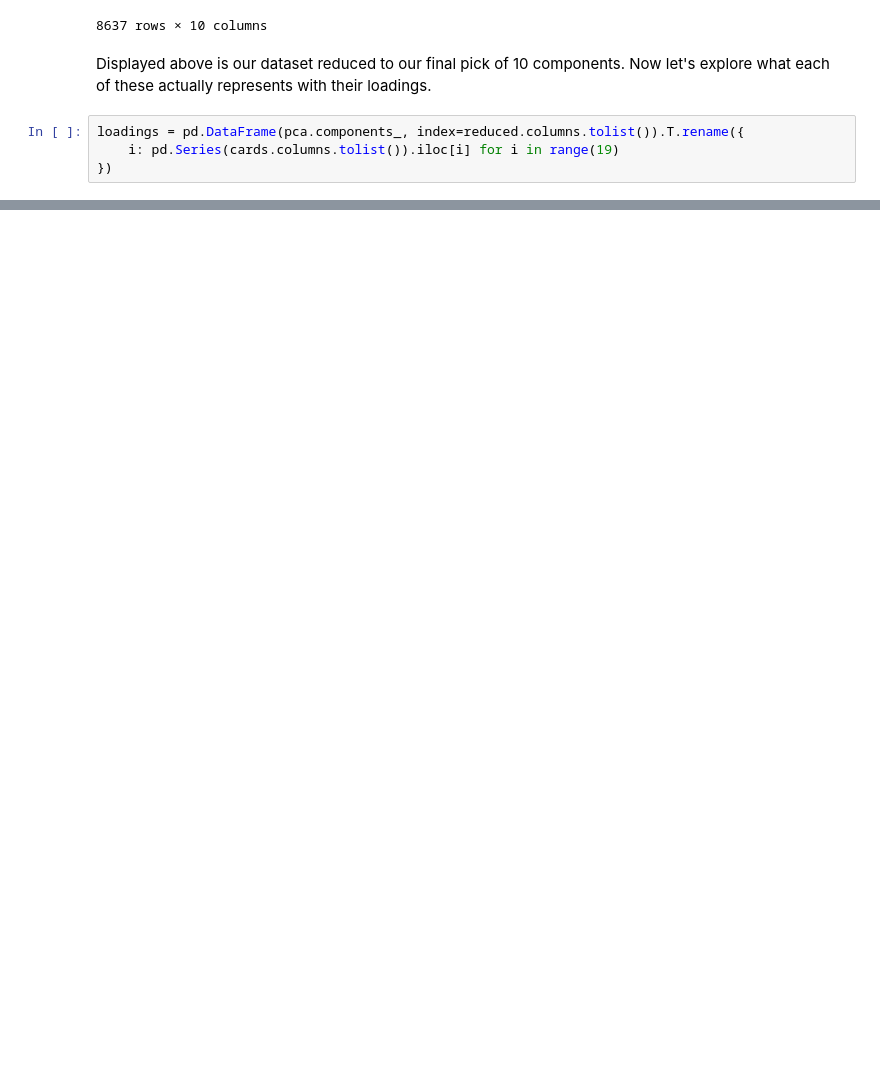
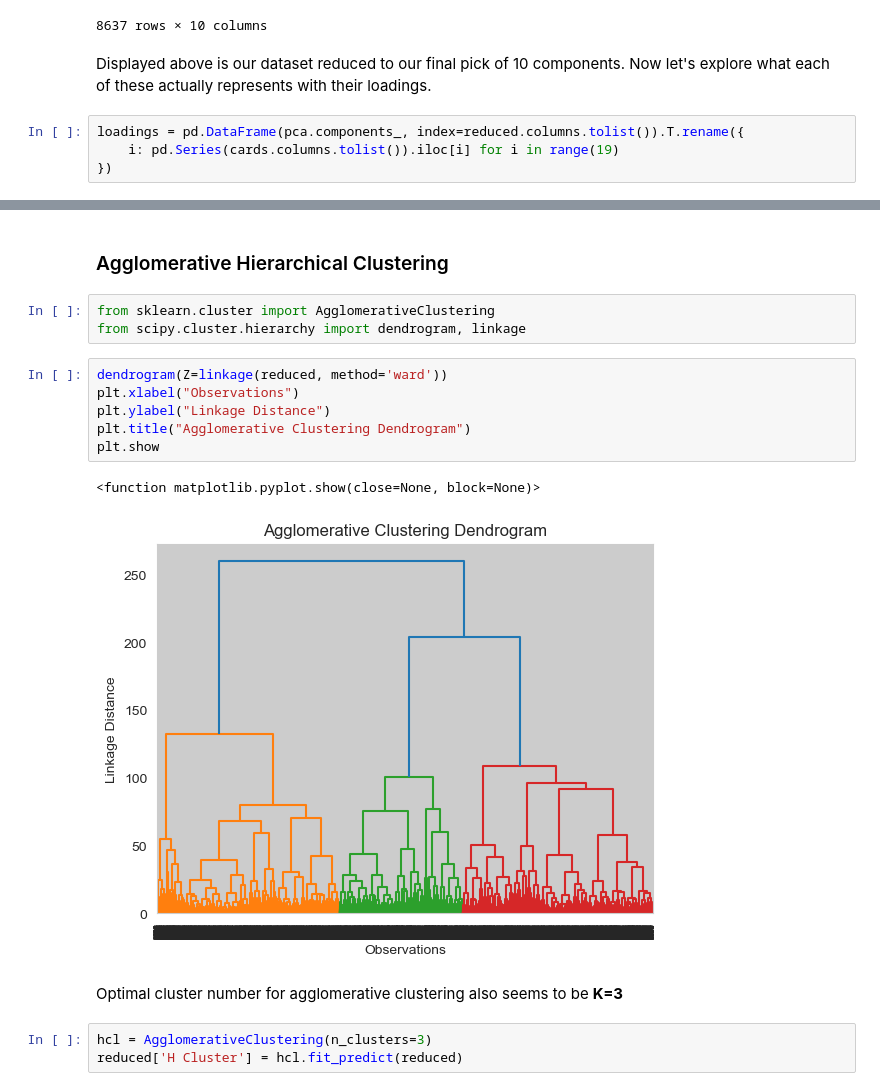
Before and after one commit to Kamsi01/customer-segmentation, a Jupyter notebook: customer segmentation.ipynb, the cells around one changed output, grey strips where cells are left out. Cells and saved outputs as stored; diff of their text form; blank space fills up the shorter version.

```diff
--- a/customer segmentation.ipynb
+++ b/customer segmentation.ipynb
@@ -448,0 +545,19 @@ loadings
+# %% [markdown]
+### Agglomerative Hierarchical Clustering
+# %%
+from sklearn.cluster import AgglomerativeClustering
+from scipy.cluster.hierarchy import dendrogram, linkage
+# %%
+dendrogram(Z=linkage(reduced, method='ward'))
+plt.xlabel("Observations")
+plt.ylabel("Linkage Distance")
+plt.title("Agglomerative Clustering Dendrogram")
+plt.show
+# %% [output]
+<function matplotlib.pyplot.show(close=None, block=None)>
+[figure, added]
+# %% [markdown]
+Optimal cluster number for agglomerative clustering also seems to be **K=3**
+# %%
+hcl = AgglomerativeClustering(n_clusters=3)
+reduced['H Cluster'] = hcl.fit_predict(reduced)
```
Also changed, not shown: parts of 26 cells of this notebook.
